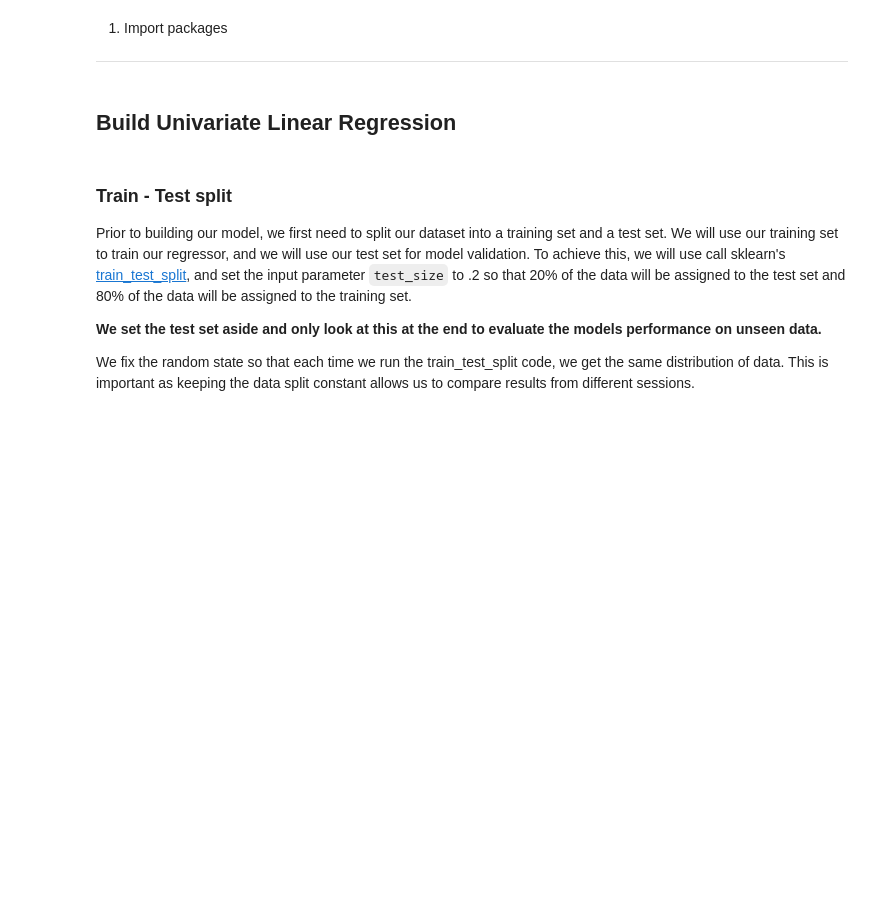
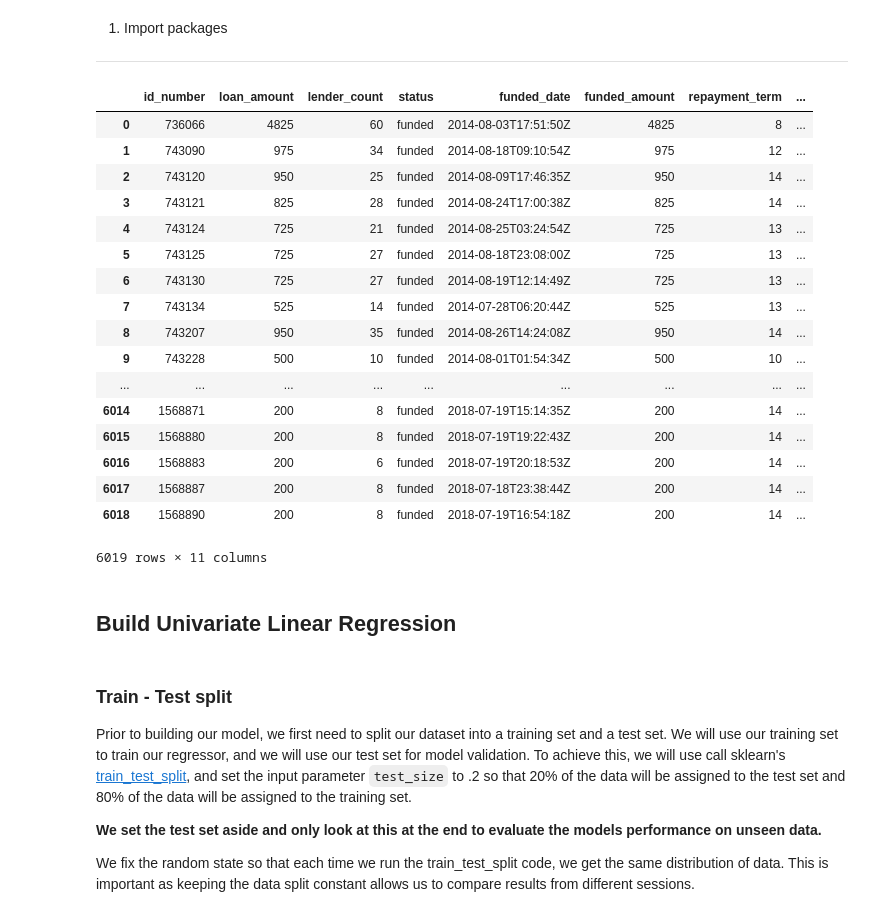
Before and after one commit to DeltaAnalytics/machine_learning_for_good, a Jupyter notebook: module_2_linear_regression/2_1_linear_regression-build_univariate_model.ipynb, the cells around one changed output. Drawn from its saved outputs; the diff is of its cells as text; code cells hidden in the pictures; blank space fills up the shorter version.

```diff
--- a/module_2_linear_regression/2_1_linear_regression-build_univariate_model.ipynb
+++ b/module_2_linear_regression/2_1_linear_regression-build_univariate_model.ipynb
@@ -69,6 +69,27 @@ pd.set_option('expand_frame_repr', True)
 path = '../data/'
 filename = 'loans.csv'
 df = pd.read_csv(path+filename)
+# %%
+df
+# %% [output]
+|  | id_number | loan_amount | lender_count | status | funded_date | funded_amount | repayment_term | ... |
+| 0 | 736066 | 4825 | 60 | funded | 2014-08-03T17:51:50Z | 4825 | 8 | ... |
+| 1 | 743090 | 975 | 34 | funded | 2014-08-18T09:10:54Z | 975 | 12 | ... |
+| 2 | 743120 | 950 | 25 | funded | 2014-08-09T17:46:35Z | 950 | 14 | ... |
+| 3 | 743121 | 825 | 28 | funded | 2014-08-24T17:00:38Z | 825 | 14 | ... |
+| 4 | 743124 | 725 | 21 | funded | 2014-08-25T03:24:54Z | 725 | 13 | ... |
+| 5 | 743125 | 725 | 27 | funded | 2014-08-18T23:08:00Z | 725 | 13 | ... |
+| 6 | 743130 | 725 | 27 | funded | 2014-08-19T12:14:49Z | 725 | 13 | ... |
+| 7 | 743134 | 525 | 14 | funded | 2014-07-28T06:20:44Z | 525 | 13 | ... |
+| 8 | 743207 | 950 | 35 | funded | 2014-08-26T14:24:08Z | 950 | 14 | ... |
+| 9 | 743228 | 500 | 10 | funded | 2014-08-01T01:54:34Z | 500 | 10 | ... |
+| ... | ... | ... | ... | ... | ... | ... | ... | ... |
+| 6014 | 1568871 | 200 | 8 | funded | 2018-07-19T15:14:35Z | 200 | 14 | ... |
+| 6015 | 1568880 | 200 | 8 | funded | 2018-07-19T19:22:43Z | 200 | 14 | ... |
+| 6016 | 1568883 | 200 | 6 | funded | 2018-07-19T20:18:53Z | 200 | 14 | ... |
+| 6017 | 1568887 | 200 | 8 | funded | 2018-07-18T23:38:44Z | 200 | 14 | ... |
+| 6018 | 1568890 | 200 | 8 | funded | 2018-07-19T16:54:18Z | 200 | 14 | ... |
+6019 rows × 11 columns
 # %% [markdown]
 Build Univariate Linear Regression
 -----
```
Also changed, not shown: parts of 11 cells of this notebook, 1 other file.
